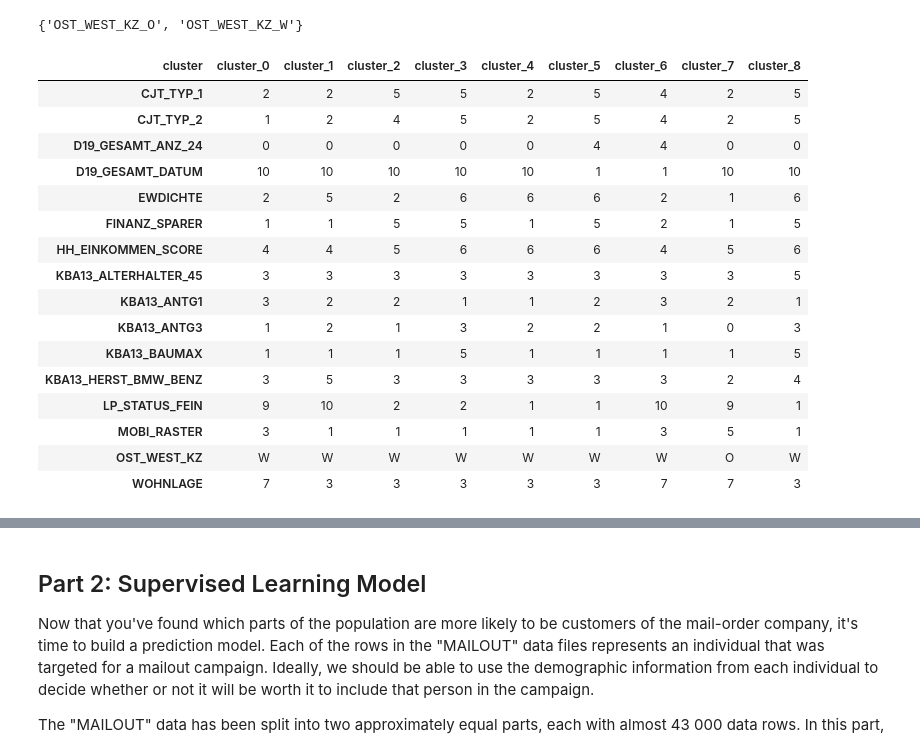
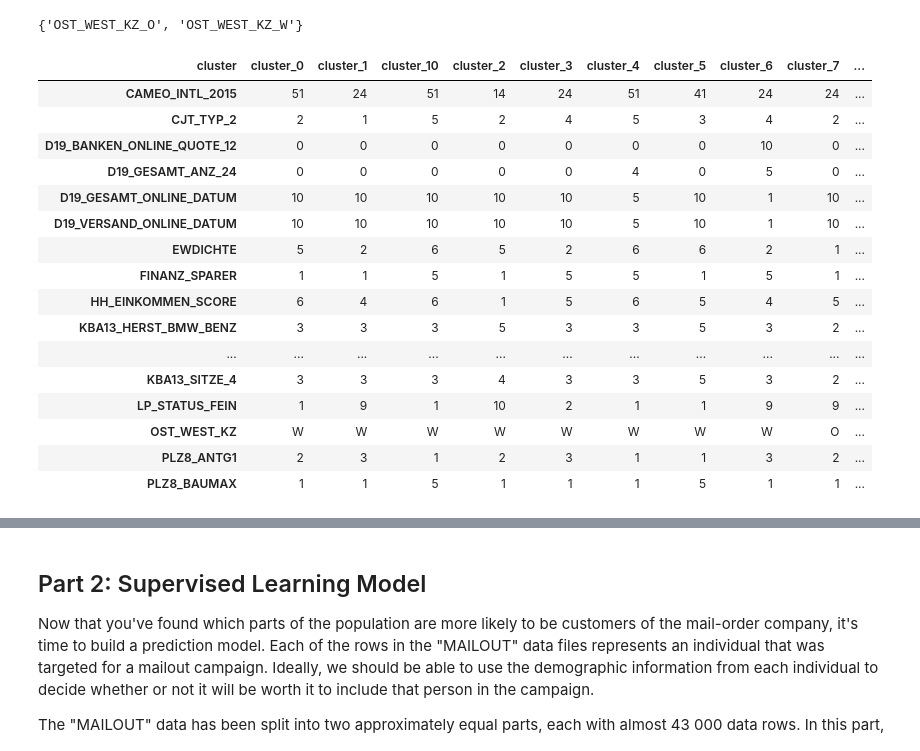
Before and after one commit to jaeyoun-chang/u_city_capstone, a Jupyter notebook: Arvato_Project_Workbook.ipynb, the cells around one changed output, grey strips where cells are left out. Cells and saved outputs as stored; diff of their text form; code cells hidden in the pictures.

```diff
--- a/Arvato_Project_Workbook.ipynb
+++ b/Arvato_Project_Workbook.ipynb
@@ -1561,3 +1591,0 @@ to_drop.extend(customers_missing_col)
-# %%
-log_scaling_items = pq.read_table('log_scaling_items.parquet').to_pandas()
-log_scaling_items
@@ -1572,13 +1592 @@ continuous_features = [i for i in continuous_features if i not in (log_scaling_f
-# %%
-# modify and save lists as pickle
-for i, j in zip(
-    [log_scaling_features, continuous_features,
-     discrete_features, none_numeric_discrete_features, numeric_discrete_features],
-    ['log_scaling_features', 'continuous_features',
-     'discrete_features', 'none_numeric_discrete_features', 'numeric_discrete_features']):
-
-    i = [x for x in i if x not in (to_drop)]
-    pickle_list = pickle.dumps(i)
-    with open(j + '.pkl', 'wb') as f:
-        f.write(pickle_list)
 # %% [markdown]
@@ -1663,0 +1716,18 @@ for i in [
+# %%
+# modify feature categorization
+log_scaling_features = list(log_scaling_items.by_feature.values) # see 4.1
+continuous_features = [i for i in continuous_features if i not in (log_scaling_features)]
+
+# for i, j in zip(
+#     [log_scaling_features, continuous_features,
+#      discrete_features, none_numeric_discrete_features, numeric_discrete_features],
+#     ['log_scaling_features', 'continuous_features',
+#      'discrete_features', 'none_numeric_discrete_features', 'numeric_discrete_features']):
+
+for i in [log_scaling_features, continuous_features, discrete_features,
+          none_numeric_discrete_features, numeric_discrete_features]:
+
+    i = [x for x in i if x not in (customers_missing_col)] # see 4.4
+    # pickle_list = pickle.dumps(i)
+    # with open(j + '.pkl', 'wb') as f:
+    #     f.write(pickle_list)
@@ -1788,7 +1862,7 @@ Image ('cluster_number_elbow.png', width = 600, height = 400)
 # %%
 '''
-6개 cluster로 나눔
+use KMeans clustering with 11 clusters
 '''
 
-kmeans = KMeans(n_clusters = 9, n_init = 10, random_state=0)
+kmeans = KMeans(n_clusters = 11, n_init = 10, random_state=0)
 # %%
@@ -1927,39 +2034,43 @@ set(feature_high_importance) - set(numeric_discrete_features)
 # %% [output]
 {'OST_WEST_KZ_O', 'OST_WEST_KZ_W'}
 # %%
+'''
+find out what scores each cluster has on important features
+'''
+
 feature_high_importance = [x for x in feature_high_importance if x not in ['OST_WEST_KZ_O', 'OST_WEST_KZ_W']]
 feature_high_importance.append('OST_WEST_KZ')
 
-# azdias with cluster
+# to azdias add cluster label
 azdias_with_cluster = azdias.loc[:, feature_high_importance].copy()
 azdias_with_cluster['cluster'] = general_label
 azdias_with_cluster['cluster'] = 'cluster_' + azdias_with_cluster['cluster'].astype(str)
 azdias_with_cluster['OST_WEST_KZ'] = azdias_with_cluster['OST_WEST_KZ'].replace({'W': 1, 'O': 0})
 
-#cluster score
+# find out what scores each cluster has on important features
 cluster_score = pd.pivot_table(azdias_with_cluster,
                                columns = 'cluster',
                                aggfunc = pd.Series.mode)
 cluster_score = cluster_score.round(0).astype(int)
 cluster_score.loc['OST_WEST_KZ'] = cluster_score.loc['OST_WEST_KZ'].replace({1: 'W', 0: 'O'})
 
 cluster_score
 # %% [output]
-| cluster | cluster_0 | cluster_1 | cluster_2 | cluster_3 | cluster_4 | cluster_5 | cluster_6 | cluster_7 | cluster_8 |
-| CJT_TYP_1 | 2 | 2 | 5 | 5 | 2 | 5 | 4 | 2 | 5 |
-| CJT_TYP_2 | 1 | 2 | 4 | 5 | 2 | 5 | 4 | 2 | 5 |
-| D19_GESAMT_ANZ_24 | 0 | 0 | 0 | 0 | 0 | 4 | 4 | 0 | 0 |
-| D19_GESAMT_DATUM | 10 | 10 | 10 | 10 | 10 | 1 | 1 | 10 | 10 |
-| EWDICHTE | 2 | 5 | 2 | 6 | 6 | 6 | 2 | 1 | 6 |
-| FINANZ_SPARER | 1 | 1 | 5 | 5 | 1 | 5 | 2 | 1 | 5 |
-| HH_EINKOMMEN_SCORE | 4 | 4 | 5 | 6 | 6 | 6 | 4 | 5 | 6 |
-| KBA13_ALTERHALTER_45 | 3 | 3 | 3 | 3 | 3 | 3 | 3 | 3 | 5 |
-| KBA13_ANTG1 | 3 | 2 | 2 | 1 | 1 | 2 | 3 | 2 | 1 |
-| KBA13_ANTG3 | 1 | 2 | 1 | 3 | 2 | 2 | 1 | 0 | 3 |
-| KBA13_BAUMAX | 1 | 1 | 1 | 5 | 1 | 1 | 1 | 1 | 5 |
-| KBA13_HERST_BMW_BENZ | 3 | 5 | 3 | 3 | 3 | 3 | 3 | 2 | 4 |
-| LP_STATUS_FEIN | 9 | 10 | 2 | 2 | 1 | 1 | 10 | 9 | 1 |
-| MOBI_RASTER | 3 | 1 | 1 | 1 | 1 | 1 | 3 | 5 | 1 |
-| OST_WEST_KZ | W | W | W | W | W | W | W | O | W |
-| WOHNLAGE | 7 | 3 | 3 | 3 | 3 | 3 | 7 | 7 | 3 |
+| cluster | cluster_0 | cluster_1 | cluster_10 | cluster_2 | cluster_3 | cluster_4 | cluster_5 | cluster_6 | cluster_7 | ... |
+| CAMEO_INTL_2015 | 51 | 24 | 51 | 14 | 24 | 51 | 41 | 24 | 24 | ... |
+| CJT_TYP_2 | 2 | 1 | 5 | 2 | 4 | 5 | 3 | 4 | 2 | ... |
+| D19_BANKEN_ONLINE_QUOTE_12 | 0 | 0 | 0 | 0 | 0 | 0 | 0 | 10 | 0 | ... |
+| D19_GESAMT_ANZ_24 | 0 | 0 | 0 | 0 | 0 | 4 | 0 | 5 | 0 | ... |
+| D19_GESAMT_ONLINE_DATUM | 10 | 10 | 10 | 10 | 10 | 5 | 10 | 1 | 10 | ... |
+| D19_VERSAND_ONLINE_DATUM | 10 | 10 | 10 | 10 | 10 | 5 | 10 | 1 | 10 | ... |
+| EWDICHTE | 5 | 2 | 6 | 5 | 2 | 6 | 6 | 2 | 1 | ... |
+| FINANZ_SPARER | 1 | 1 | 5 | 1 | 5 | 5 | 1 | 5 | 1 | ... |
+| HH_EINKOMMEN_SCORE | 6 | 4 | 6 | 1 | 5 | 6 | 5 | 4 | 5 | ... |
+| KBA13_HERST_BMW_BENZ | 3 | 3 | 3 | 5 | 3 | 3 | 5 | 3 | 2 | ... |
+| ... | ... | ... | ... | ... | ... | ... | ... | ... | ... | ... |
+| KBA13_SITZE_4 | 3 | 3 | 3 | 4 | 3 | 3 | 5 | 3 | 2 | ... |
+| LP_STATUS_FEIN | 1 | 9 | 1 | 10 | 2 | 1 | 1 | 9 | 9 | ... |
+| OST_WEST_KZ | W | W | W | W | W | W | W | W | O | ... |
+| PLZ8_ANTG1 | 2 | 3 | 1 | 2 | 3 | 1 | 1 | 3 | 2 | ... |
+| PLZ8_BAUMAX | 1 | 1 | 5 | 1 | 1 | 1 | 5 | 1 | 1 | ... |
 # %%
```
Also changed, not shown: parts of 114 cells of this notebook, 6 other files.
